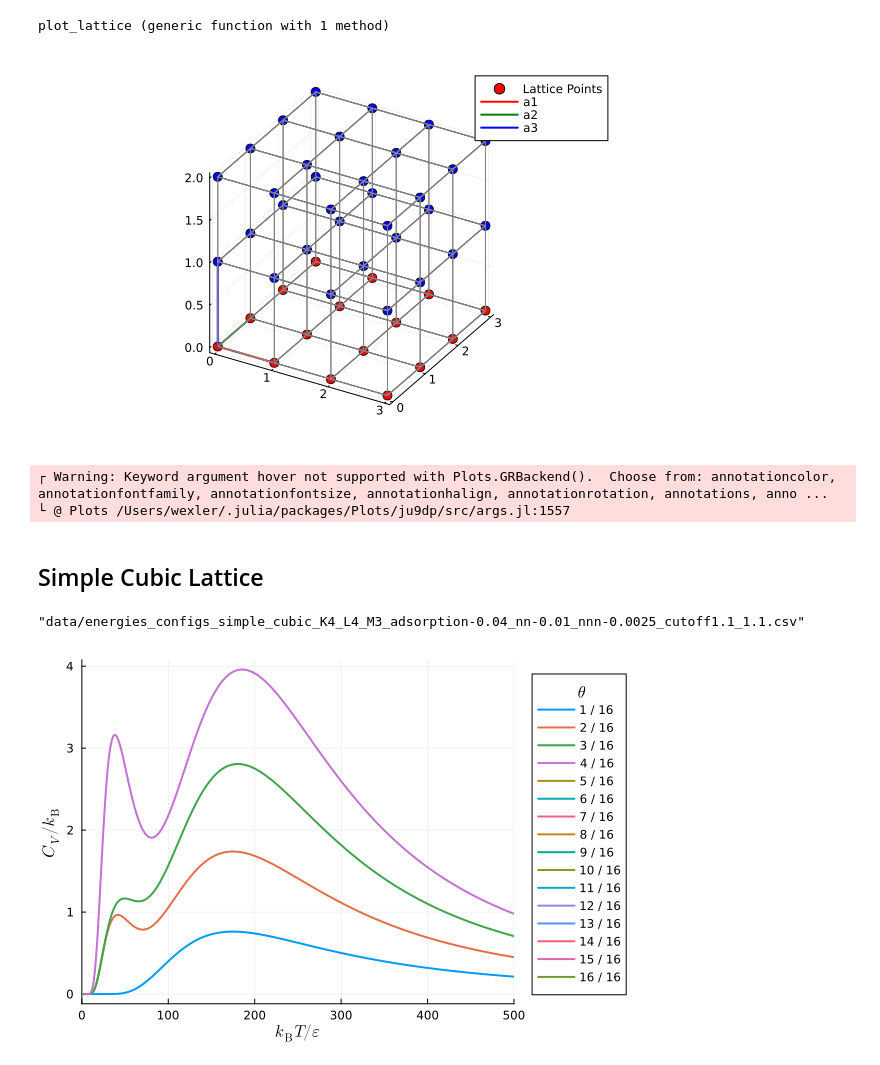
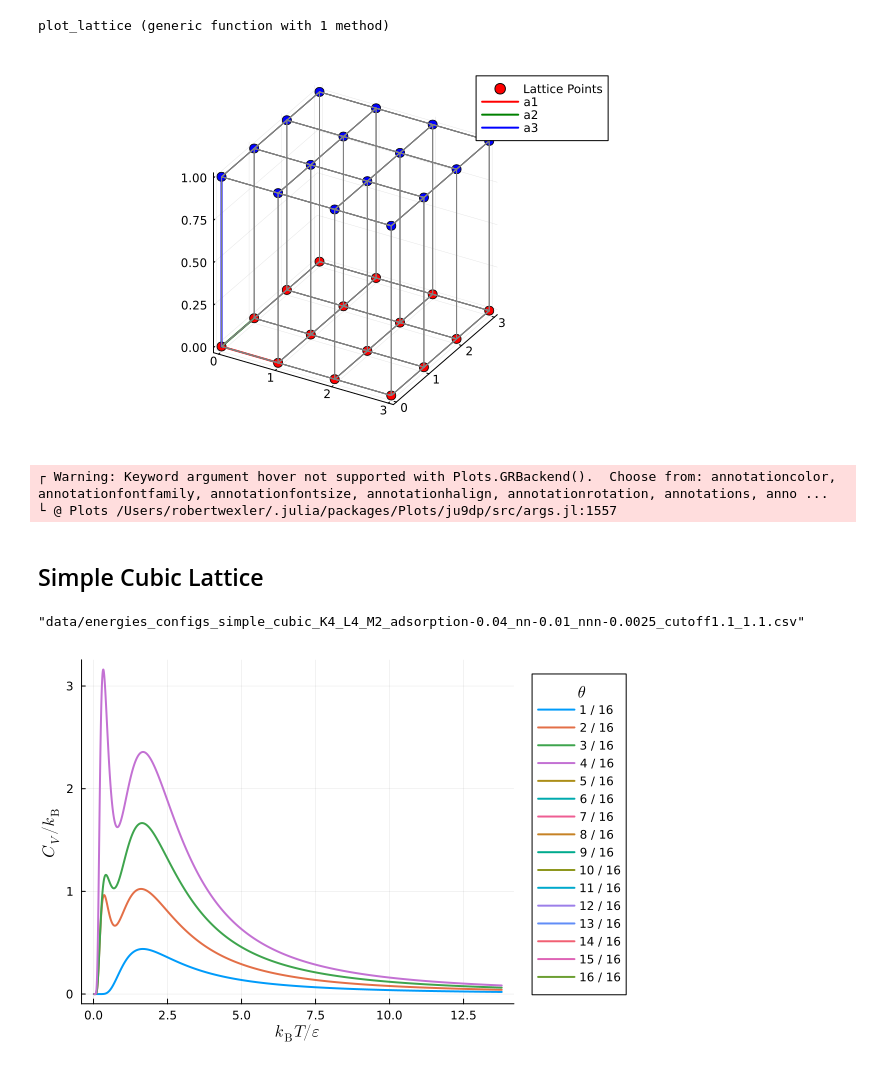
Before and after one commit to wexlergroup/FreeBird.jl, a Jupyter notebook: scripts/3d-lattice-examples.ipynb, the cells around one changed output. Saved outputs shown, nothing was run; the diff lists cells and outputs as text; code cells hidden in the pictures.

Commit message:
Refactor lattice examples to use new FreeBird API

```diff
--- a/scripts/3d-lattice-examples.ipynb
+++ b/scripts/3d-lattice-examples.ipynb
@@ -75,21 +75,29 @@ plot_lattice (generic function with 1 method)
 lattice_constant = 1.0
 primitive_lattice_vectors = [lattice_constant 0 0; 0 lattice_constant 0; 0 0 lattice_constant]
 basis = [(0.0, 0.0, 0.0)]
-supercell_dimensions = (4, 4, 3)
+supercell_dimensions = (4, 4, 2)
 periodicity = (true, true, false)
 num_total_sites = supercell_dimensions[1]*supercell_dimensions[2]*supercell_dimensions[3]*length(basis)
 occupations = [true for i in 1:num_total_sites]
 adsorptions = vcat(fill(true, 16), fill(false, num_total_sites - 16))
 cutoff_radii = (1.1, 1.1)
-lattice = LatticeSystem(primitive_lattice_vectors, basis, supercell_dimensions, periodicity, occupations, adsorptions, cutoff_radii)
+lattice = LatticeSystem(
+    primitive_lattice_vectors,
+    basis,
+    supercell_dimensions,
+    periodicity,
+    occupations,
+    adsorptions,
+    cutoff_radii
+)
 # print_lattice_info(lattice)
 
 # plotlyjs()
 plot_lattice(lattice)
 # %% [output]
-[figure, old version]
+[figure, new version]
 ┌ Warning: Keyword argument hover not supported with Plots.GRBackend().  Choose from: annotationcolor, annotationfontfamily, annotationfontsize, annotationhalign, annotationrotation, annotations, anno ...
-└ @ Plots /Users/wexler/.julia/packages/Plots/ju9dp/src/args.jl:1557
+└ @ Plots /Users/robertwexler/.julia/packages/Plots/ju9dp/src/args.jl:1557
 # %% [markdown]
 ## Simple Cubic Lattice
 # %%
@@ -158,35 +166,35 @@ else
     println("Data files already exist. Skipping exact enumeration.")
 end
 # %% [output]
-"data/energies_configs_simple_cubic_K4_L4_M3_adsorption-0.04_nn-0.01_nnn-0.0025_cutoff1.1_1.1.csv"
+"data/energies_configs_simple_cubic_K4_L4_M2_adsorption-0.04_nn-0.01_nnn-0.0025_cutoff1.1_1.1.csv"
 # %%
 # Read data
-Cv = CSV.read("data/Cv_simple_cubic_K4_L4_M3_adsorption-0.04_nn-0.01_nnn-0.0025_cutoff1.1_1.1.csv", DataFrame)
+Cv = CSV.read("data/Cv_simple_cubic_K4_L4_M2_adsorption-0.04_nn-0.01_nnn-0.0025_cutoff1.1_1.1.csv", DataFrame)
 
 # Create an empty plot with the legend positioned to the right
 p = plot(xlabel="\$ k_{\\mathrm{B}} T / ε \$",
          ylabel="\$ C_V / k_{\\mathrm{B}} \$",
          size=(600, 400),
          legendtitle="\$ \\theta \$",
          legend=:outerright)
 
 # Loop over different numbers of occupied sites
 for N in 1:K*L*length(basis)
     # Extract the data for the current number of occupied sites
     df_N = filter(row -> row.N == N, copy(Cv))
 
     # Convert the temperatures to reduced units
     Ts = kB * df_N.T / abs(nn_energy)  # Ensure correct units for T and nn_energy
 
     # Extract the constant-volume heat capacity data
     Cv_N = df_N.Cv
 
     # Plot the constant-volume heat capacity as a function of temperature
-    # plot!(p, Ts, Cv_N, label="$(N) / $(K * L)", linewidth=2)
-    plot!(p, df_N.T, Cv_N, label="$(N) / $(K * L)", linewidth=2, xlim=(0, 500))
+    plot!(p, Ts, Cv_N, label="$(N) / $(K * L)", linewidth=2)
+    # plot!(p, df_N.T, Cv_N, label="$(N) / $(K * L)", linewidth=2, xlim=(0, 500))
 end
 
 # Display the plot
 display(p)
 # %% [output]
-[figure, old version]
+[figure, new version]
```
Also changed, not shown: 1 other file.
